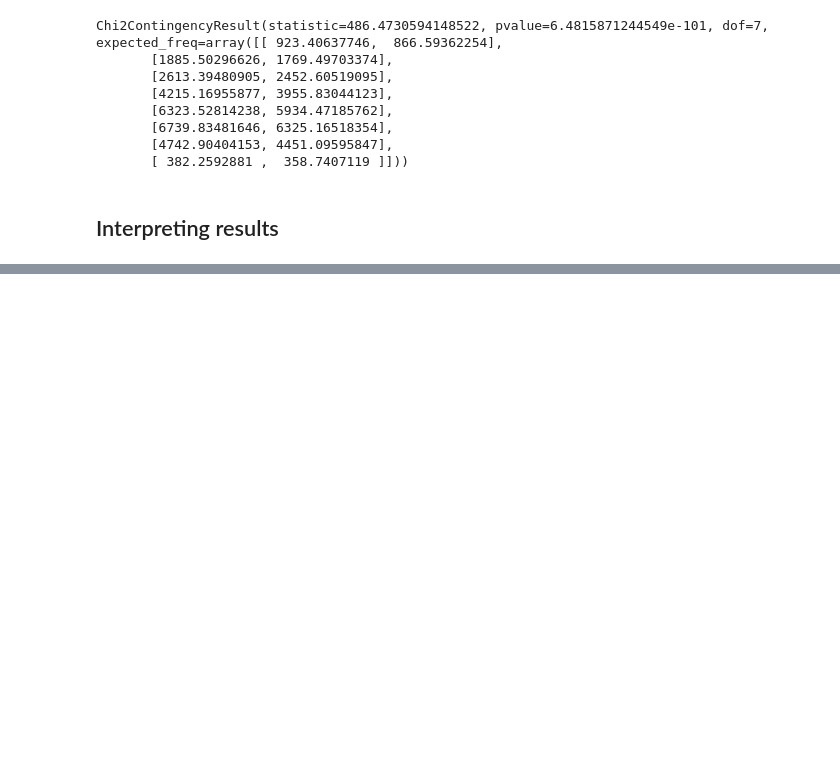
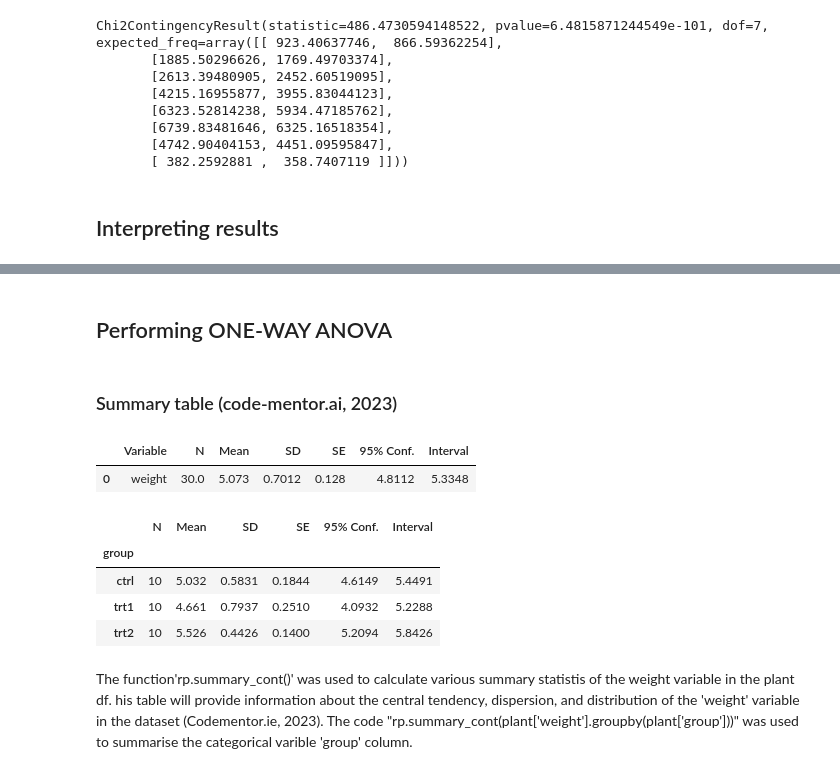
Before and after one commit to Ayomide-ola/Statistics_for_DA, a Jupyter notebook: CA_2/Hypotesis_testing_CA2.ipynb, the cells around one changed output, grey strips where cells are left out. Drawn from its saved outputs; the diff is of its cells as text; code cells hidden in the pictures; blank space fills up the shorter version.

Commit message:
ANOVA TESTING

```diff
--- a/CA_2/Hypotesis_testing_CA2.ipynb
+++ b/CA_2/Hypotesis_testing_CA2.ipynb
@@ -604,0 +644,19 @@ alpha = 0.05.
+# %% [markdown]
+## Performing ONE-WAY ANOVA
+# %% [markdown]
+### Summary table (code-mentor.ai, 2023)
+# %%
+rp.summary_cont(plant['weight'])
+# %% [output]
+|  | Variable | N | Mean | SD | SE | 95% Conf. | Interval |
+| 0 | weight | 30.0 | 5.073 | 0.7012 | 0.128 | 4.8112 | 5.3348 |
+# %%
+rp.summary_cont(plant['weight'].groupby(plant['group']))
+# %% [output]
+|  | N | Mean | SD | SE | 95% Conf. | Interval |
+| group |  |  |  |  |  |  |
+| ctrl | 10 | 5.032 | 0.5831 | 0.1844 | 4.6149 | 5.4491 |
+| trt1 | 10 | 4.661 | 0.7937 | 0.2510 | 4.0932 | 5.2288 |
+| trt2 | 10 | 5.526 | 0.4426 | 0.1400 | 5.2094 | 5.8426 |
+# %% [markdown]
+The function'rp.summary_cont()' was used to calculate various summary statistis of the weight variable in the plant df. his table will provide information about the central tendency, dispersion, and distribution of the 'weight' variable in the dataset (Codementor.ie, 2023). The code "rp.summary_cont(plant['weight'].groupby(plant['group']))" was used to summarise the categorical varible 'group' column.
```
Also changed, not shown: parts of 51 cells of this notebook.
